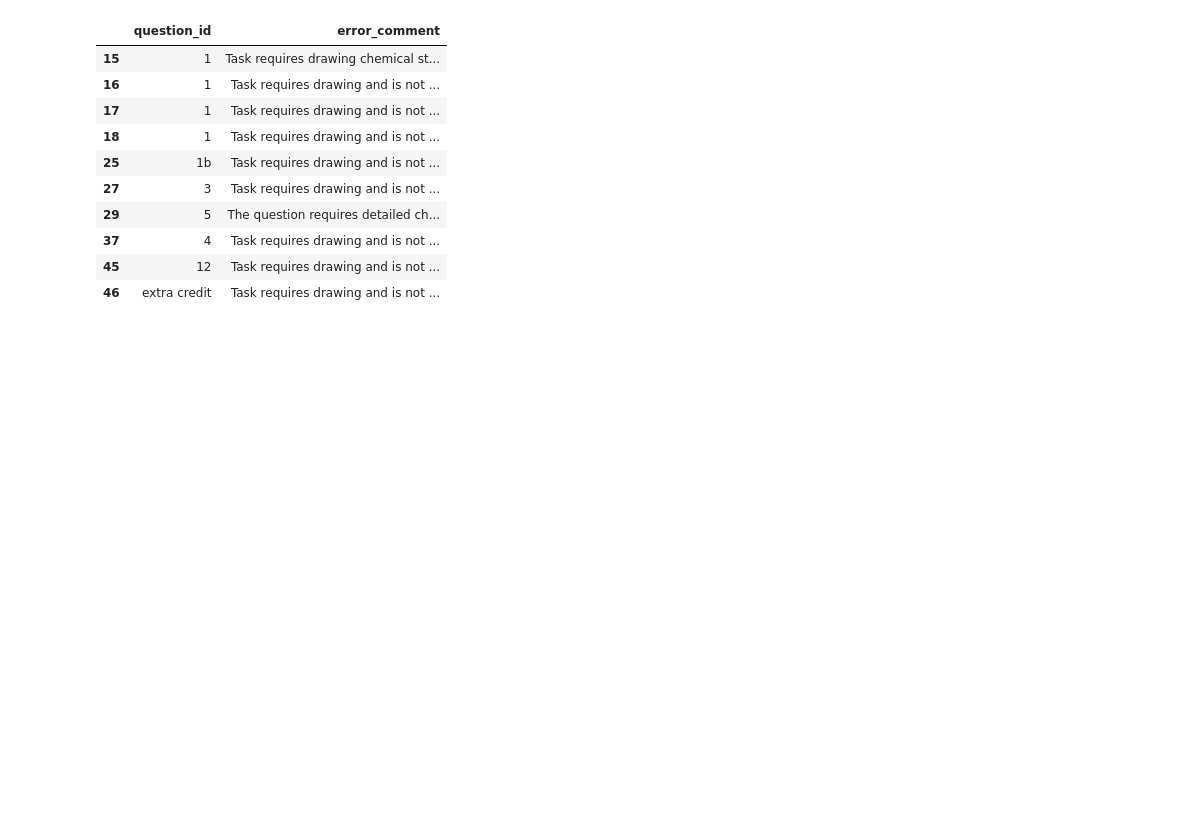
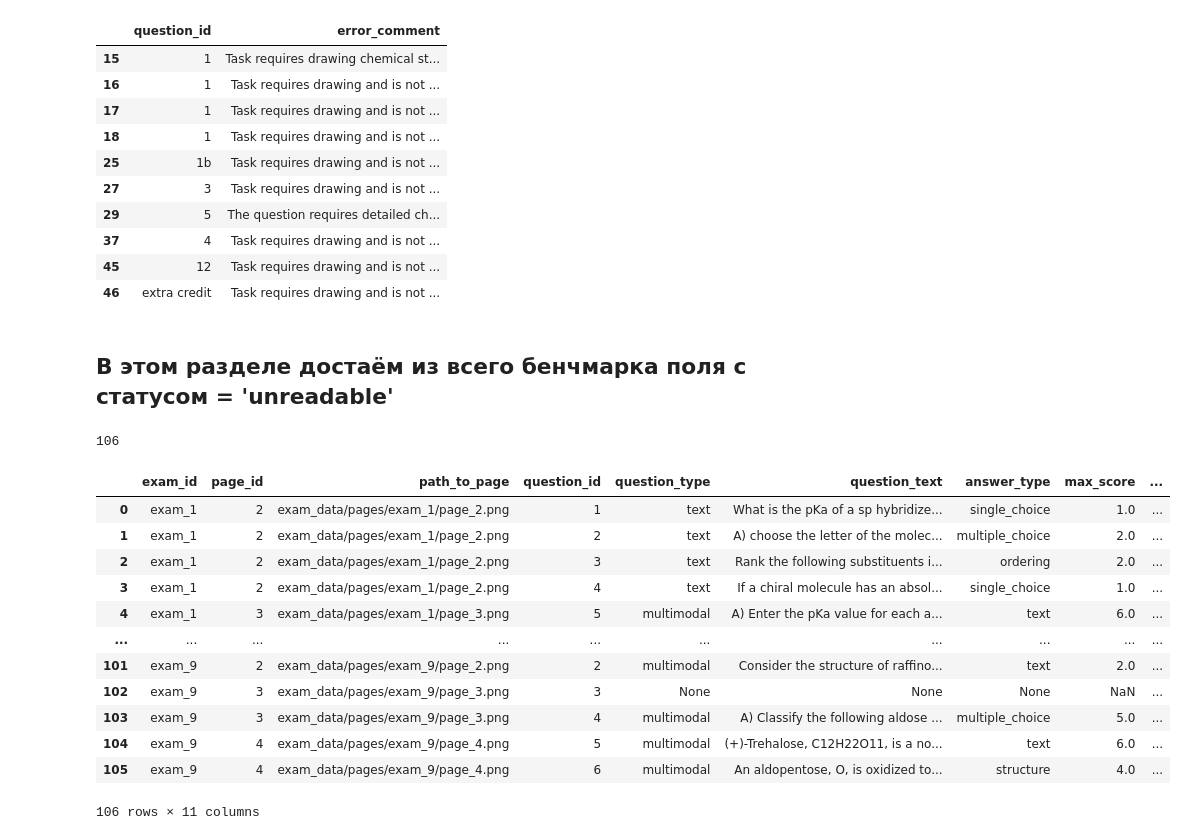
Before and after one commit to SergeiNikolenko/SpectralixBenchmark, a Jupyter notebook: scripts/parsing/analyse.ipynb, the cells around one changed output. Cells and saved outputs as stored; diff of their text form; code cells hidden in the pictures; blank space fills up the shorter version.

Commit message:
Data Analysis notebooks

```diff
--- a/scripts/parsing/analyse.ipynb
+++ b/scripts/parsing/analyse.ipynb
@@ -144,3 +144,37 @@ Name: count, dtype: int64
 | 37 | 4 | Task requires drawing and is not ... |
 | 45 | 12 | Task requires drawing and is not ... |
 | 46 | extra credit | Task requires drawing and is not ... |
+# %% [markdown]
+## В этом разделе достаём из всего бенчмарка поля с статусом = 'unreadable'
+# %%
+import pandas as pd
+import json
+
+file_path = 'benchmark_dataset.jsonl'
+
+data = []
+with open(file_path, 'r', encoding='utf-8') as f:
+    for line in f:
+        data.append(json.loads(line))
+
+df = pd.DataFrame(data)
+# %%
+len(df)
+# %% [output]
+106
+# %%
+df
+# %% [output]
+|  | exam_id | page_id | path_to_page | question_id | question_type | question_text | answer_type | max_score | ... |
+| 0 | exam_1 | 2 | exam_data/pages/exam_1/page_2.png | 1 | text | What is the pKa of a sp hybridize... | single_choice | 1.0 | ... |
+| 1 | exam_1 | 2 | exam_data/pages/exam_1/page_2.png | 2 | text | A) choose the letter of the molec... | multiple_choice | 2.0 | ... |
+| 2 | exam_1 | 2 | exam_data/pages/exam_1/page_2.png | 3 | text | Rank the following substituents i... | ordering | 2.0 | ... |
+| 3 | exam_1 | 2 | exam_data/pages/exam_1/page_2.png | 4 | text | If a chiral molecule has an absol... | single_choice | 1.0 | ... |
+| 4 | exam_1 | 3 | exam_data/pages/exam_1/page_3.png | 5 | multimodal | A) Enter the pKa value for each a... | text | 6.0 | ... |
+| ... | ... | ... | ... | ... | ... | ... | ... | ... | ... |
+| 101 | exam_9 | 2 | exam_data/pages/exam_9/page_2.png | 2 | multimodal | Consider the structure of raffino... | text | 2.0 | ... |
+| 102 | exam_9 | 3 | exam_data/pages/exam_9/page_3.png | 3 | None | None | None | NaN | ... |
+| 103 | exam_9 | 3 | exam_data/pages/exam_9/page_3.png | 4 | multimodal | A) Classify the following aldose ... | multiple_choice | 5.0 | ... |
+| 104 | exam_9 | 4 | exam_data/pages/exam_9/page_4.png | 5 | multimodal | (+)-Trehalose, C12H22O11, is a no... | text | 6.0 | ... |
+| 105 | exam_9 | 4 | exam_data/pages/exam_9/page_4.png | 6 | multimodal | An aldopentose, O, is oxidized to... | structure | 4.0 | ... |
+106 rows × 11 columns
```
Also changed, not shown: parts of 4 cells of this notebook, 1 other file.
